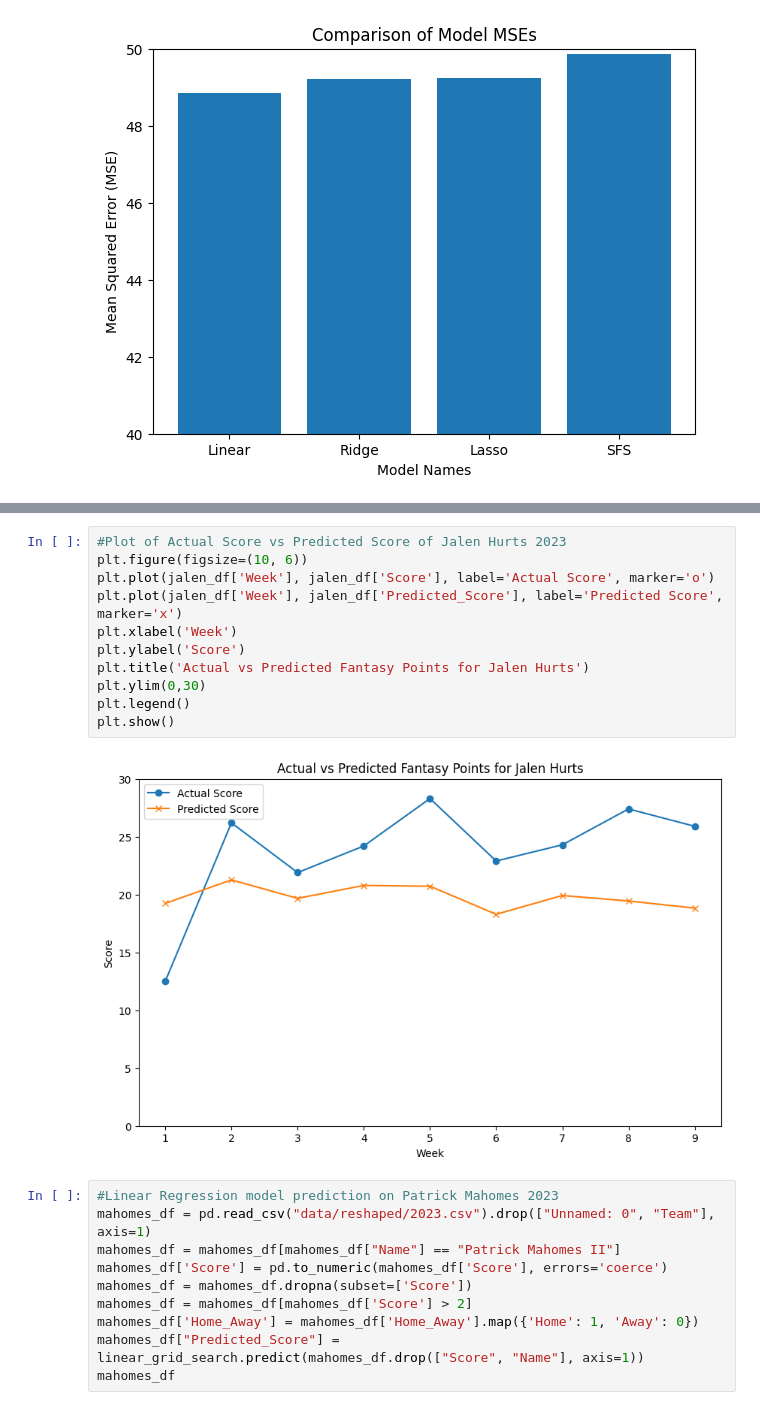
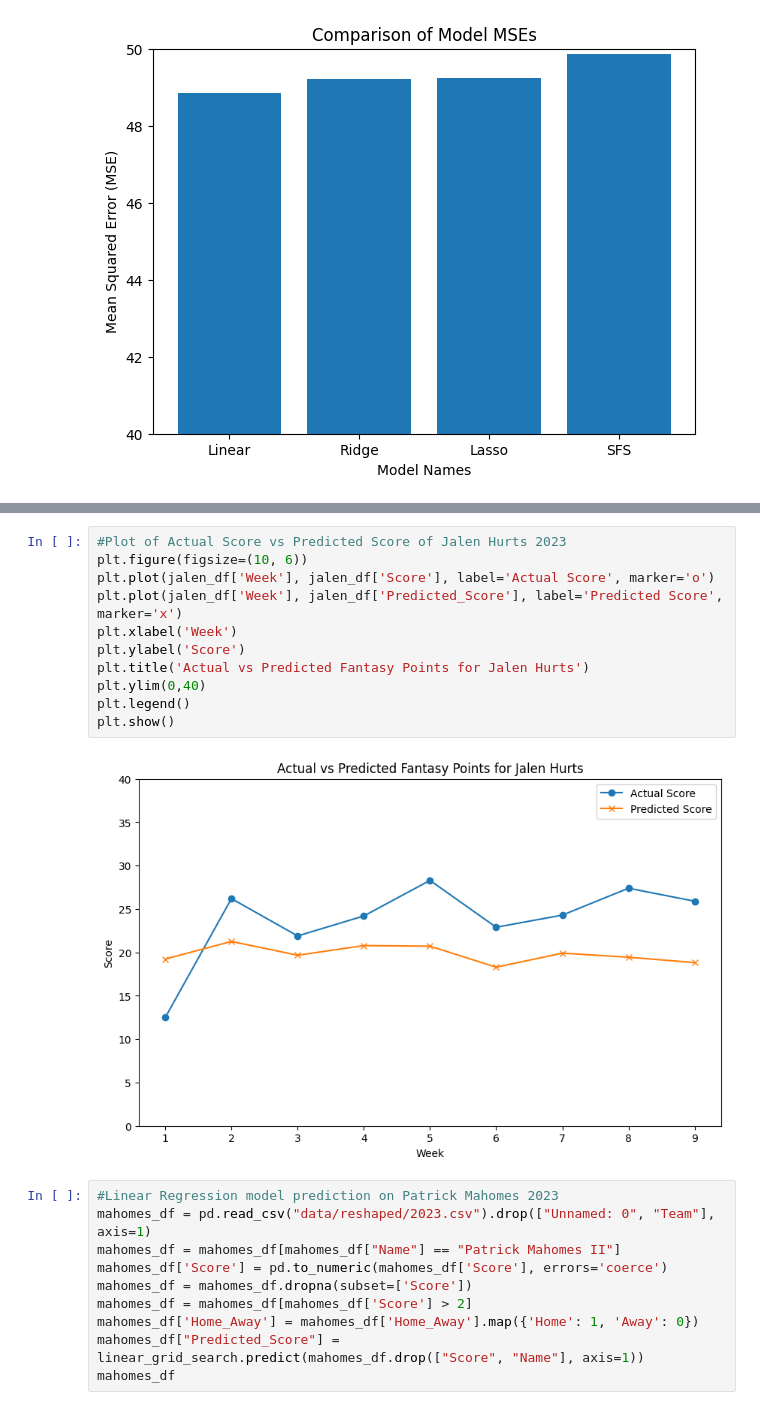
Before and after one commit to sohankancherla/nfl-qb-fantasy-prediction, a Jupyter notebook: qb_prediction.ipynb, the cells around one changed output, grey strips where cells are left out. Drawn from its saved outputs; the diff is of its cells as text.

```diff
--- a/qb_prediction.ipynb
+++ b/qb_prediction.ipynb
@@ -381,16 +379,16 @@ jalen_df
 # %%
 #Plot of Actual Score vs Predicted Score of Jalen Hurts 2023
 plt.figure(figsize=(10, 6))
 plt.plot(jalen_df['Week'], jalen_df['Score'], label='Actual Score', marker='o')
 plt.plot(jalen_df['Week'], jalen_df['Predicted_Score'], label='Predicted Score', marker='x')
 plt.xlabel('Week')
 plt.ylabel('Score')
 plt.title('Actual vs Predicted Fantasy Points for Jalen Hurts')
-plt.ylim(0,30)
+plt.ylim(0,40)
 plt.legend()
 plt.show()
 # %% [output]
-[figure, old version]
+[figure, new version]
 # %%
 #Linear Regression model prediction on Patrick Mahomes 2023
 mahomes_df = pd.read_csv("data/reshaped/2023.csv").drop(["Unnamed: 0", "Team"], axis=1)
```
Also changed, not shown: parts of 14 cells of this notebook.
